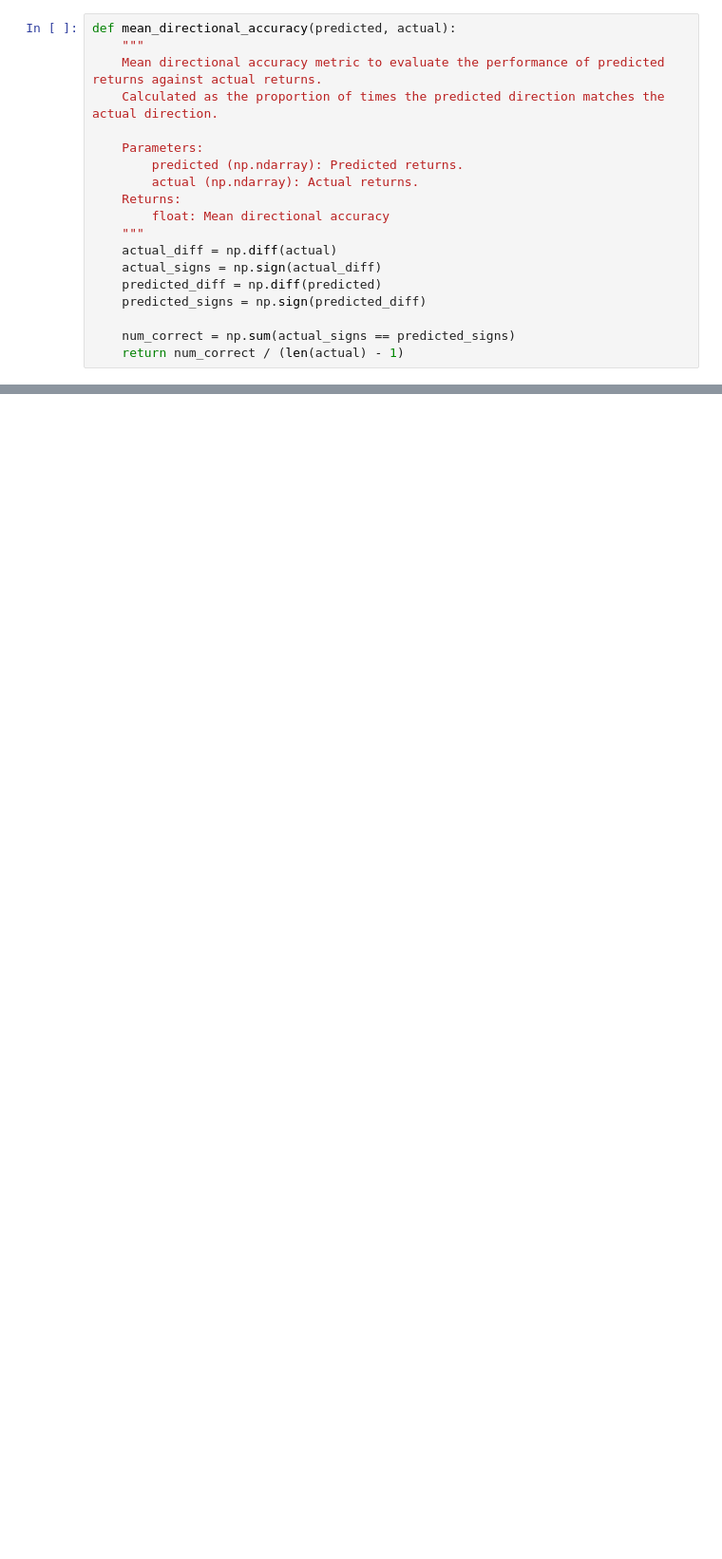
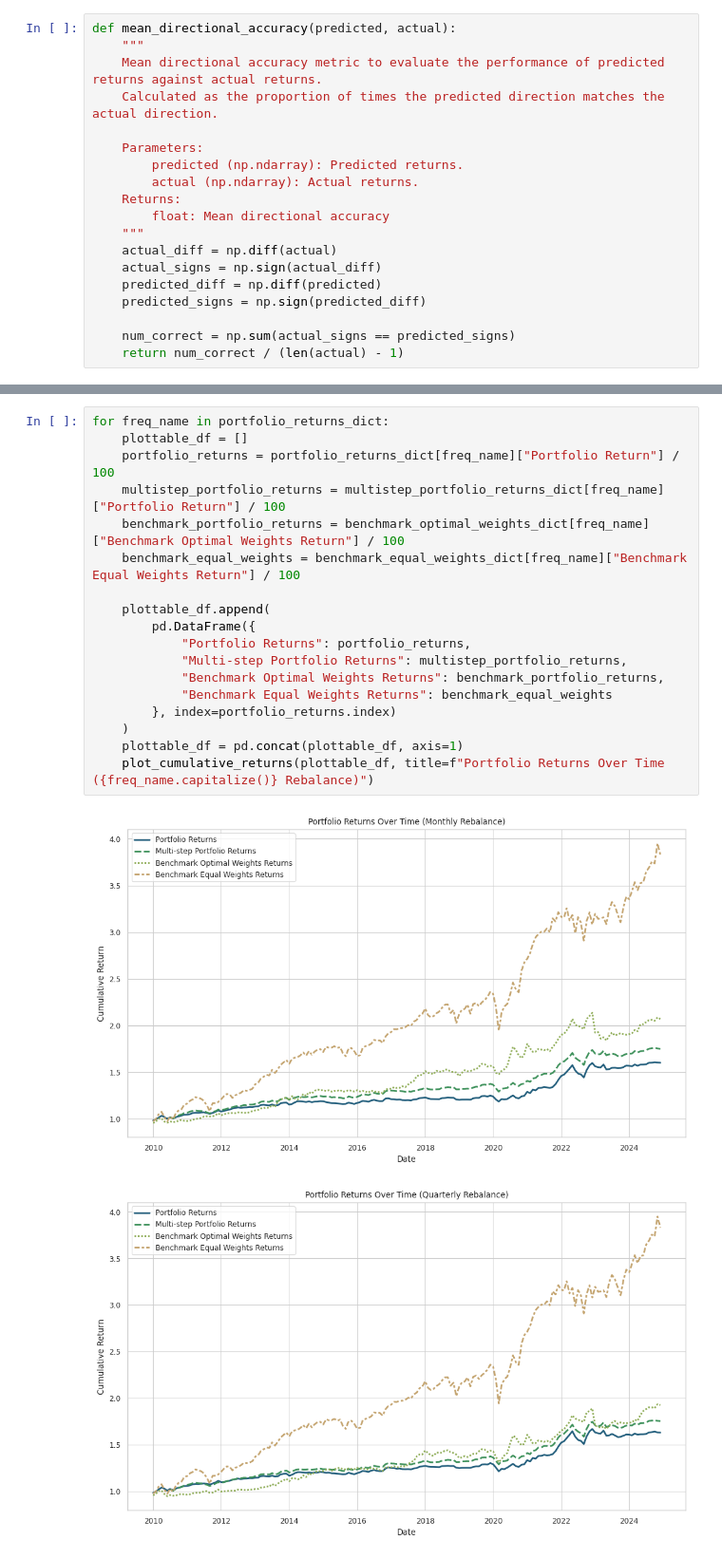
Before and after one commit to evucelic/HMM-Market-Regime-Estimation, a Jupyter notebook: fama_french_HMM.ipynb, the cells around one changed output, grey strips where cells are left out. Shown at 95% size. Cells and saved outputs as stored; diff of their text form; blank space fills up the shorter version.

Commit message:
Benchmarks incorporated

```diff
--- a/fama_french_HMM.ipynb
+++ b/fama_french_HMM.ipynb
@@ -1005,0 +1111,21 @@ stacked_area_plot(weights_df)
+# %%
+for freq_name in portfolio_returns_dict:
+    plottable_df = []
+    portfolio_returns = portfolio_returns_dict[freq_name]["Portfolio Return"] / 100
+    multistep_portfolio_returns = multistep_portfolio_returns_dict[freq_name]["Portfolio Return"] / 100
+    benchmark_portfolio_returns = benchmark_optimal_weights_dict[freq_name]["Benchmark Optimal Weights Return"] / 100
+    benchmark_equal_weights = benchmark_equal_weights_dict[freq_name]["Benchmark Equal Weights Return"] / 100
+
+    plottable_df.append(
+        pd.DataFrame({
+            "Portfolio Returns": portfolio_returns,
+            "Multi-step Portfolio Returns": multistep_portfolio_returns,
+            "Benchmark Optimal Weights Returns": benchmark_portfolio_returns,
+            "Benchmark Equal Weights Returns": benchmark_equal_weights
+        }, index=portfolio_returns.index)
+    )
+    plottable_df = pd.concat(plottable_df, axis=1)
+    plot_cumulative_returns(plottable_df, title=f"Portfolio Returns Over Time ({freq_name.capitalize()} Rebalance)")
+# %% [output]
+[figure, added]
+[figure, added]
```
Also changed, not shown: parts of 12 cells of this notebook, 1 other file.
